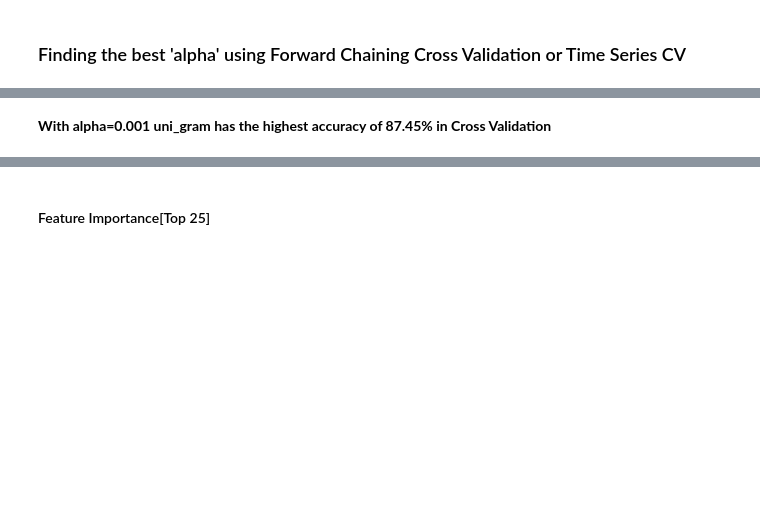
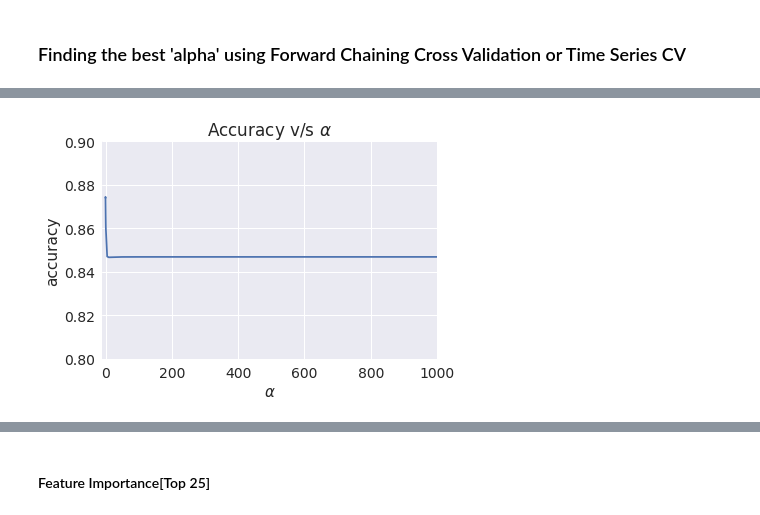
Before and after one commit to gopi3e/Amazon-Food-Reviews-Analysis-and-Modelling, a Jupyter notebook: 3 Amazon Food Reviews - Naive Bayes.ipynb, the cells around one changed output, grey strips where cells are left out. Saved outputs shown, nothing was run; the diff lists cells and outputs as text; code cells hidden in the pictures; blank space fills up the shorter version.

```diff
--- a/3 Amazon Food Reviews - Naive Bayes.ipynb
+++ b/3 Amazon Food Reviews - Naive Bayes.ipynb
@@ -185,0 +158,18 @@ X_train, X_test, y_train, y_test = train_test_split(uni_gram_vectors_norm,df_sam
+# %%
+from sklearn.feature_extraction.text import CountVectorizer
+from sklearn.model_selection import train_test_split
+from sklearn import preprocessing
+
+#Breaking into Train and test
+X_train, X_test, y_train, y_test = train_test_split(df_sample['CleanedText'].values,df_sample['Score'].values,test_size=0.3,shuffle=False)
+
+#Text -> Uni gram Vectors
+uni_gram = CountVectorizer()
+X_train = uni_gram.fit_transform(X_train)
+#Normalize Data
+X_train = preprocessing.normalize(X_train)
+print("Train Data Size: ",X_train.shape)
+X_test = uni_gram.transform(X_test)
+#Normalize Data
+X_test = preprocessing.normalize(X_test)
+print("Test Data Size: ",X_test.shape)
@@ -226,5 +221,18 @@ Best Accuracy: 87.45%
-# %% [markdown]
-<b>With alpha=0.001 uni_gram has the highest accuracy of 87.45% in Cross Validation<b>
+# %%
+x=[]
+y=[]
+for a in gsv.grid_scores_:
+    x.append(a[0]['alpha'])
+    y.append(a[1])
+plt.xlim(-10,1000)
+plt.ylim(0.8,0.9)
+plt.xlabel(r"$\alpha$",fontsize=15)
+plt.ylabel("accuracy")
+plt.title(r'Accuracy v/s $\alpha$')
+plt.plot(x,y)
+plt.show()
+# %% [output]
+[figure, added]
 # %%
 #Testing Accuracy on Test data
 from sklearn.naive_bayes import BernoulliNB
```
Also changed, not shown: parts of 55 cells of this notebook, 1 other file.
